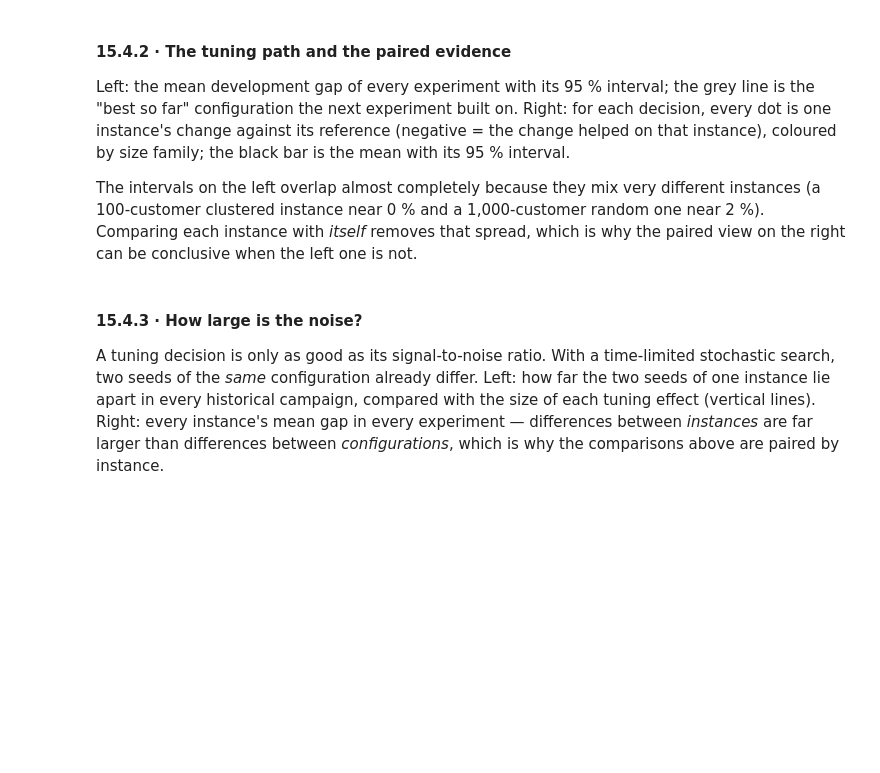
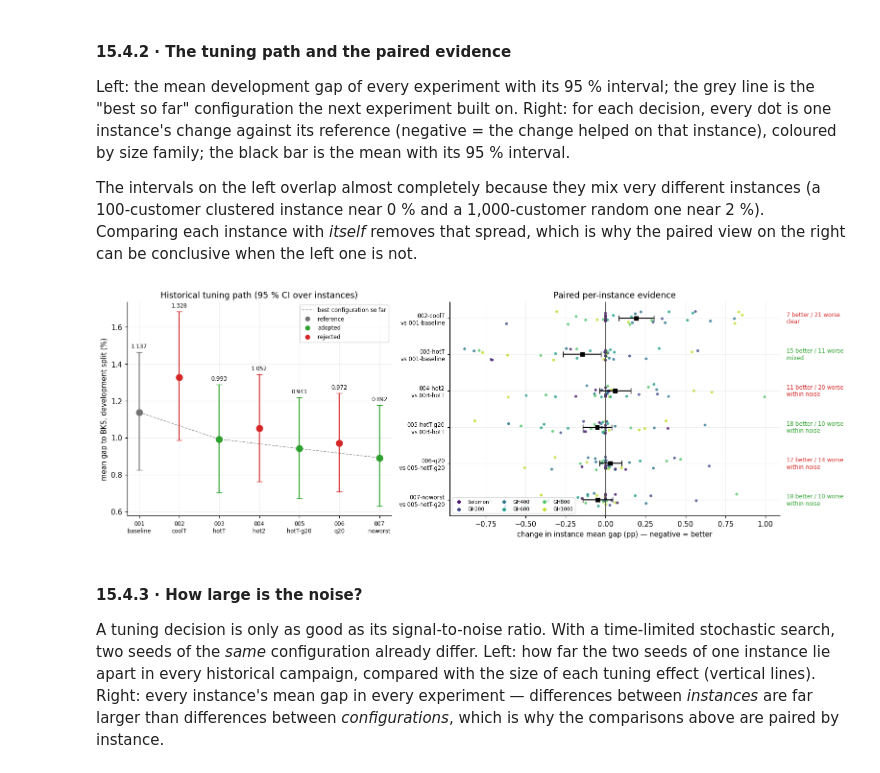
Before and after one commit to DennixAI/EcoRoute-CVRPTW, a Jupyter notebook: main.ipynb, the cells around one changed output. Cells and saved outputs as stored; diff of their text form; code cells hidden in the pictures; blank space fills up the shorter version.

```diff
--- a/main.ipynb
+++ b/main.ipynb
@@ -3364,33 +3769,36 @@ if historical_means:
     ax1.plot([HISTORICAL.index(c) + 1 for c in best_path], [historical_means[c].mean() for c in best_path],
              color="0.6", lw=1, ls="--", zorder=0, label="best configuration so far")
     for label, colour in [("reference", "0.45"), ("adopted", "tab:green"), ("rejected", "tab:red")]:
         ax1.plot([], [], "o", color=colour, label=label)
     ax1.set_xticks(x, [c.replace("dev-", "").replace("-", "\n", 1) for c in HISTORICAL], fontsize=8)
     ax1.set(ylabel="mean gap to BKS, development split (%)", title="Historical tuning path (95 % CI over instances)")
     ax1.legend(fontsize=8, loc="upper right")
 
     decisions = [s for s in steps if s["reference"]]
     rng = np.random.default_rng(0)
     for row, step in enumerate(decisions):
         cmp = paired(historical_means[step["reference"]], historical_means[step["campaign"]])
         diffs = cmp["differences"]
         jitter = rng.uniform(-0.18, 0.18, len(diffs))
         ax2.scatter(diffs.to_numpy(), row + jitter, s=16, alpha=0.8,
                     c=[FAMILY_COLOURS[family_of(i)] for i in diffs.index], edgecolor="none")
         ax2.errorbar(cmp["delta"], row, xerr=[[cmp["delta"] - cmp["ci_low"]], [cmp["ci_high"] - cmp["delta"]]],
                      fmt="s", color="black", ms=6, capsize=4, zorder=5)
         ax2.text(1.02, row, f"{cmp['better']} better / {cmp['worse']} worse\n{cmp['evidence']}", transform=ax2.get_yaxis_transform(),
                  va="center", fontsize=8, color=DECISION_COLOURS[step["decision"]])
     ax2.axvline(0, color="0.3", lw=1)
     ax2.set_yticks(range(len(decisions)), [f"{s['campaign'].replace('dev-', '')}\nvs {s['reference'].replace('dev-', '')}"
                                            for s in decisions], fontsize=8)
     ax2.invert_yaxis()
     ax2.set(xlabel="change in instance mean gap (pp) — negative = better", title="Paired per-instance evidence")
     for family, colour in FAMILY_COLOURS.items():
         ax2.scatter([], [], color=colour, s=16, label=family)
     ax2.legend(fontsize=7, ncol=3, loc="lower left")
     fig.tight_layout()
+    export_figure(fig, "tuning_path")
     plt.show()
+# %% [output]
+[figure, added]
 # %% [markdown]
 #### 15.4.3 · How large is the noise?
 
```
Also changed, not shown: parts of 47 cells of this notebook, 24 other files.
